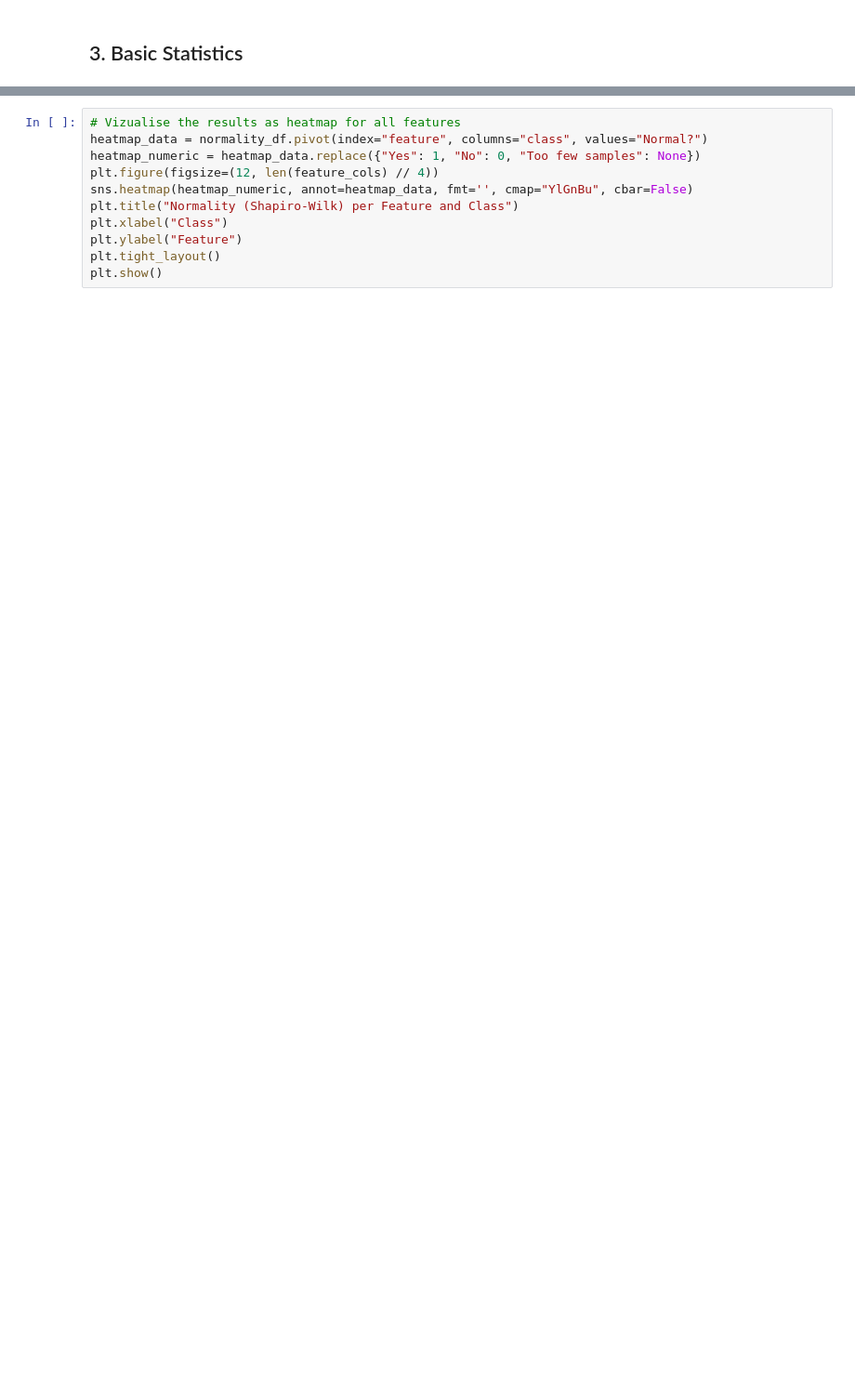
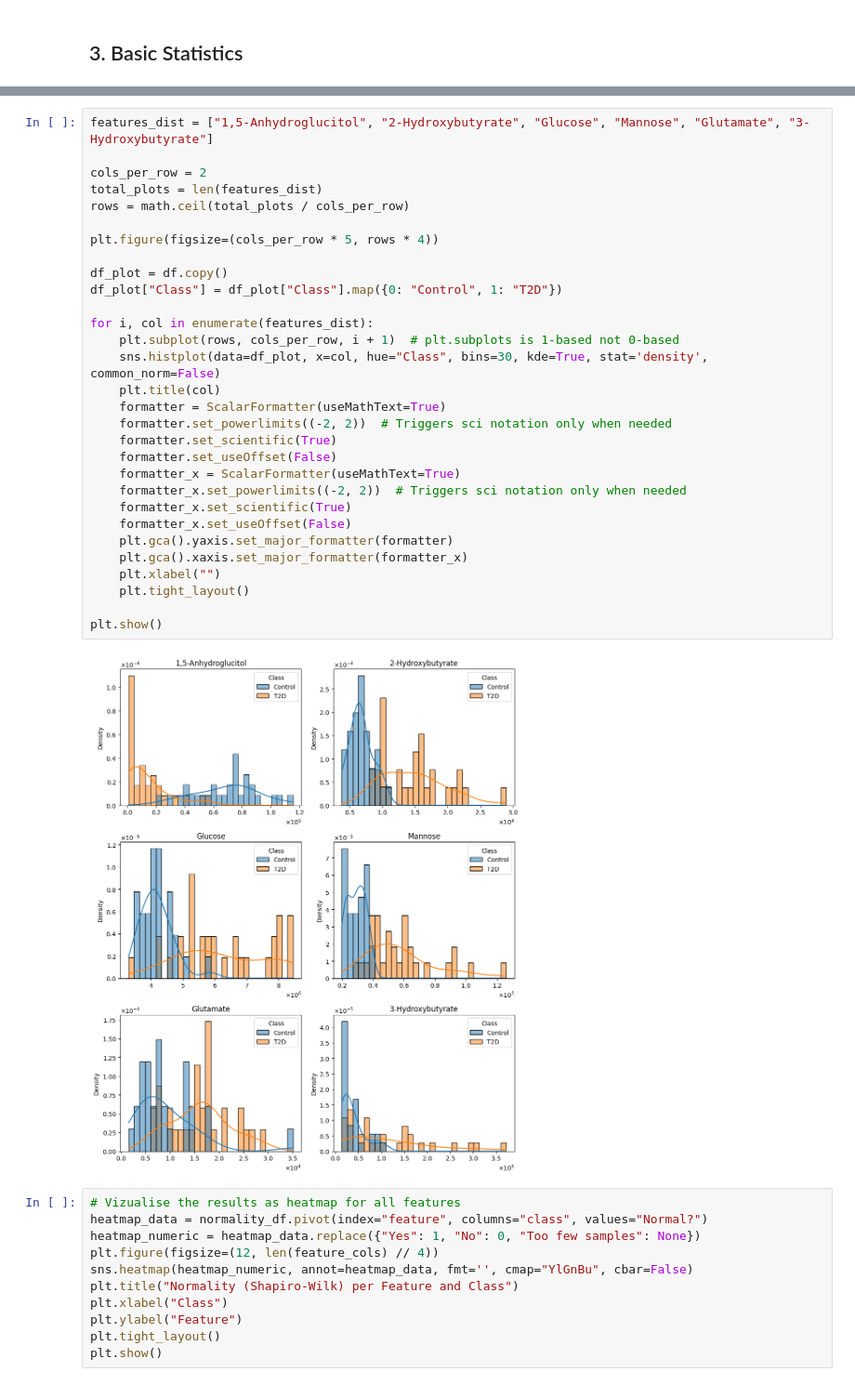
Before and after one commit to tomlas32/Diabetes, a Jupyter notebook: eda_v01.ipynb, the cells around one changed output, grey strips where cells are left out. Shown at 93% size. Cells and saved outputs as stored; diff of their text form; blank space fills up the shorter version.

```diff
--- a/eda_v01.ipynb
+++ b/eda_v01.ipynb
@@ -549,3 +547,35 @@ plt.show()
+# %%
+features_dist = ["1,5-Anhydroglucitol", "2-Hydroxybutyrate", "Glucose", "Mannose", "Glutamate", "3-Hydroxybutyrate"]
+
+cols_per_row = 2
+total_plots = len(features_dist)
+rows = math.ceil(total_plots / cols_per_row)
+
+plt.figure(figsize=(cols_per_row * 5, rows * 4))
+
+df_plot = df.copy()
+df_plot["Class"] = df_plot["Class"].map({0: "Control", 1: "T2D"})
+
+for i, col in enumerate(features_dist):
+    plt.subplot(rows, cols_per_row, i + 1)  # plt.subplots is 1-based not 0-based
+    sns.histplot(data=df_plot, x=col, hue="Class", bins=30, kde=True, stat='density', common_norm=False)
+    plt.title(col)
+    formatter = ScalarFormatter(useMathText=True)
+    formatter.set_powerlimits((-2, 2))  # Triggers sci notation only when needed
+    formatter.set_scientific(True)
+    formatter.set_useOffset(False)
+    formatter_x = ScalarFormatter(useMathText=True)
+    formatter_x.set_powerlimits((-2, 2))  # Triggers sci notation only when needed
+    formatter_x.set_scientific(True)
+    formatter_x.set_useOffset(False)
+    plt.gca().yaxis.set_major_formatter(formatter)
+    plt.gca().xaxis.set_major_formatter(formatter_x)
+    plt.xlabel("")
+    plt.tight_layout()
+
+plt.show()
+# %% [output]
+[figure, added]
 # %%
 # Vizualise the results as heatmap for all features
 heatmap_data = normality_df.pivot(index="feature", columns="class", values="Normal?")
```
Also changed, not shown: parts of 9 cells of this notebook.
